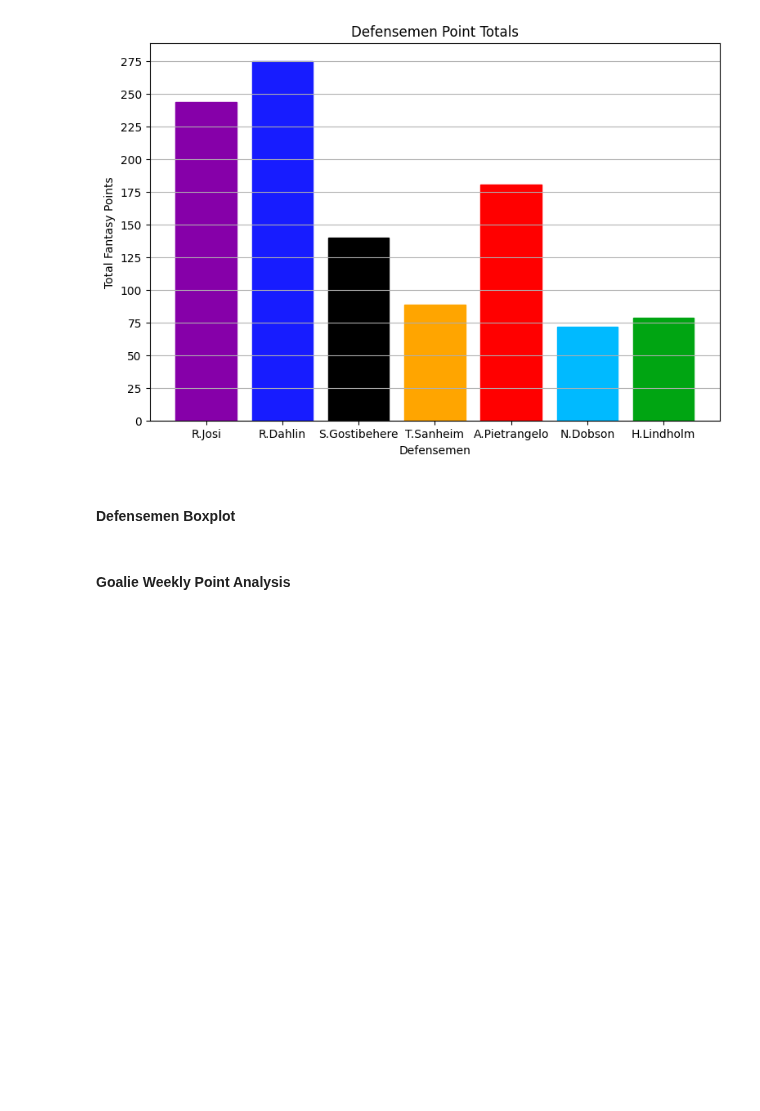
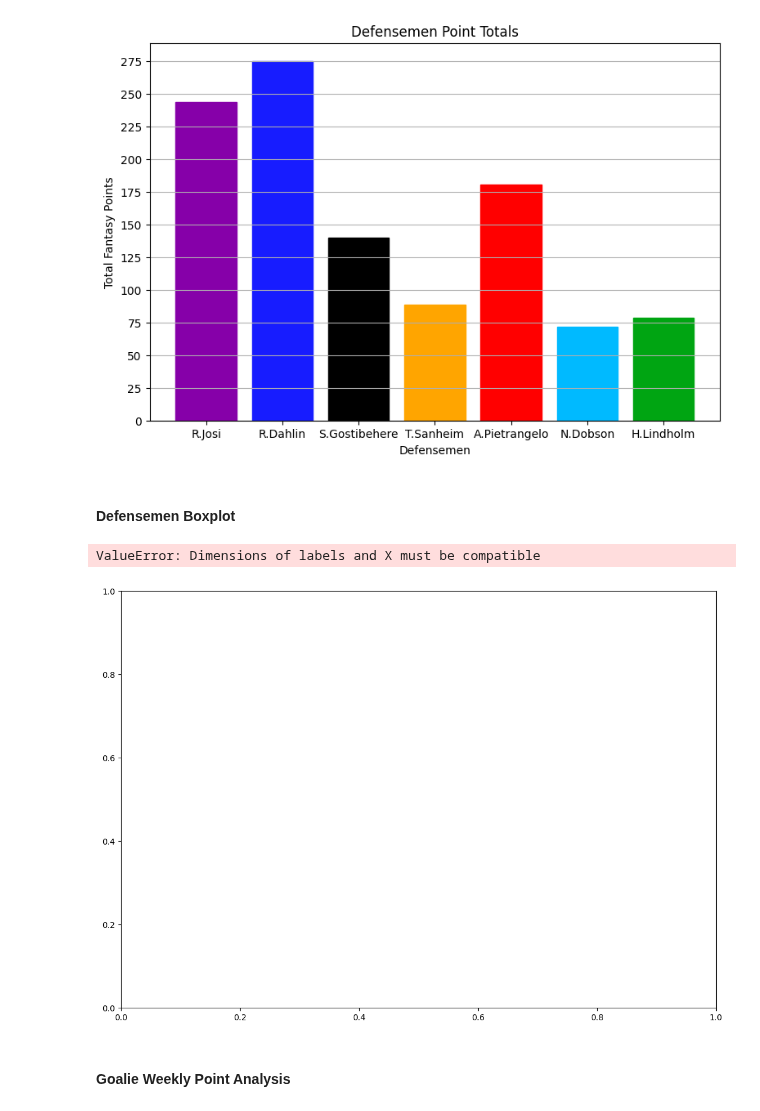
Before and after one commit to carsonbennett1/Hockey-Player-Analysis-Project, a Jupyter notebook: Fantasy_Analysis.ipynb, the cells around one changed output. Drawn from its saved outputs; the diff is of its cells as text; code cells hidden in the pictures; blank space fills up the shorter version.

Commit message:
errors_to_fix

```diff
--- a/Fantasy_Analysis.ipynb
+++ b/Fantasy_Analysis.ipynb
@@ -249,20 +250,21 @@ plt.show()
 #### Defensemen Boxplot
 # %%
 y_ticks = np.arange(-10,75,5)
-
-["R.Josi","R.Dahlin","A.Pietrangelo","T.Sanheim", "S.Gostisbehere"]
 
 data = [josi_points, dahlin_points, pietrangelo_points, sanheim_points, gostisbehere_points]
 fig = plt.figure(figsize=(10,7))
 ax = fig.add_axes([0,0,1,1])
 bp = ax.boxplot(data, tick_labels=x)
 
 plt.title('Defensemen Boxplot (Weeks With Injuries Excluded)')
 plt.xlabel('Players')
 plt.ylabel('Fantasy Point Total (By Week)')
 plt.grid(color='green', axis='y', linestyle='--', linewidth='0.5')
 plt.yticks(y_ticks)
 plt.show()
+# %% [output]
+ValueError: Dimensions of labels and X must be compatible
+[figure, added]
 # %% [markdown]
 #### Goalie Weekly Point Analysis
 # %%
```
Also changed, not shown: parts of 1 cell of this notebook.
